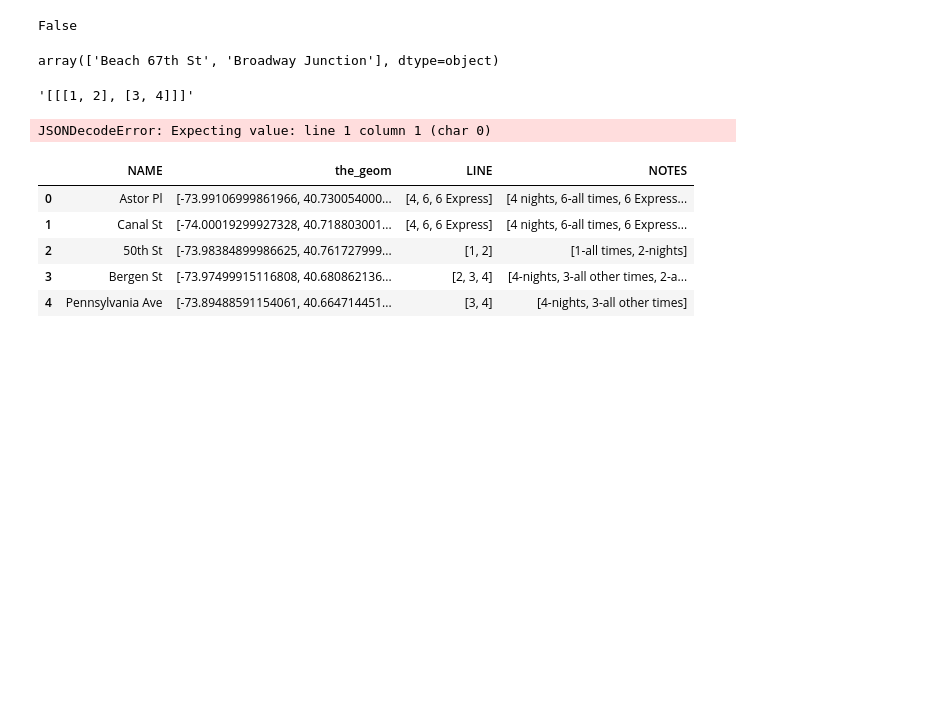
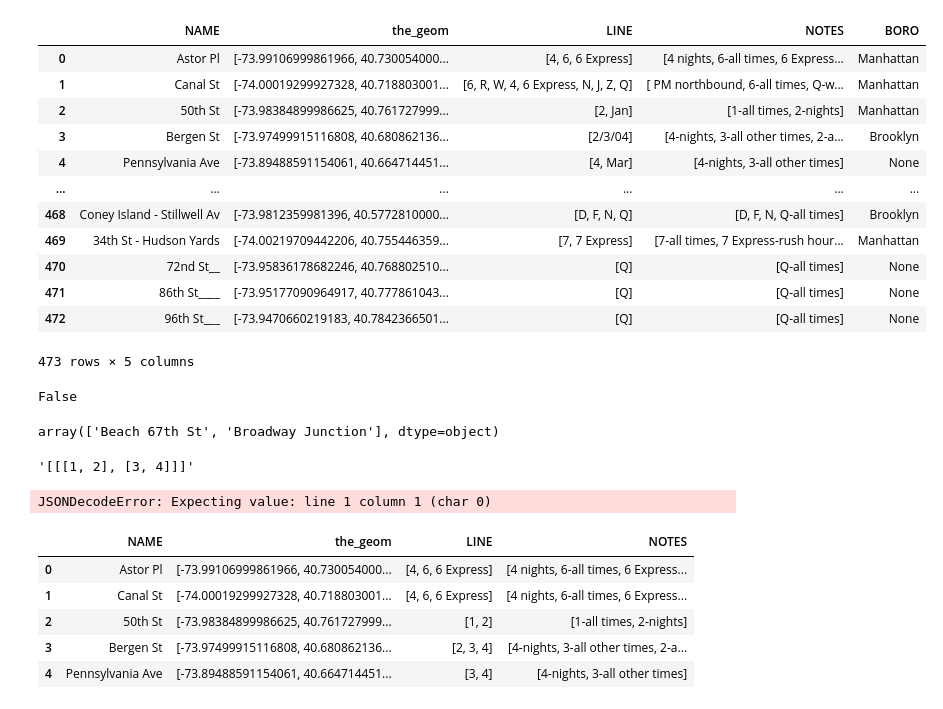
Before and after one commit to sabakarimeddiny/subway_puzzle_site, a Jupyter notebook: subway_puzzle_app/src/puzzle.ipynb, the cells around one changed output. Saved outputs shown, nothing was run; the diff lists cells and outputs as text; code cells hidden in the pictures; blank space fills up the shorter version.

Commit message:
added boro coordinates and boro names

```diff
--- a/subway_puzzle_app/src/puzzle.ipynb
+++ b/subway_puzzle_app/src/puzzle.ipynb
@@ -4,0 +36,14 @@ from puzzle import Puzzle
+# %%
+boro_borders = {}
+for b in range(len(bb)):
+    boro = bb.loc[b]['BoroName']
+    boro_borders[boro] = shapely.wkt.loads(bb.loc[b]['the_geom'])
+
+def find_boro(point):
+    point = Point(point)
+    for k, v in boro_borders.items():
+        if v.contains(point):
+            return k
+boros = []
+for i in range(len(a.subway_table)):
+    boros.append(find_boro(a.subway_table.loc[i]['the_geom']))
@@ -5,5 +70,21 @@ from puzzle import Puzzle
+# %%
+a.subway_table['BORO'] = boros
 # %%
-a = Puzzle()
+a.subway_table
+# %% [output]
+|  | NAME | the_geom | LINE | NOTES | BORO |
+| 0 | Astor Pl | [-73.99106999861966, 40.730054000... | [4, 6, 6 Express] | [4 nights, 6-all times, 6 Express... | Manhattan |
+| 1 | Canal St | [-74.00019299927328, 40.718803001... | [6, R, W, 4, 6 Express, N, J, Z, Q] | [ PM northbound, 6-all times, Q-w... | Manhattan |
+| 2 | 50th St | [-73.98384899986625, 40.761727999... | [2, Jan] | [1-all times, 2-nights] | Manhattan |
+| 3 | Bergen St | [-73.97499915116808, 40.680862136... | [2/3/04] | [4-nights, 3-all other times, 2-a... | Brooklyn |
+| 4 | Pennsylvania Ave | [-73.89488591154061, 40.664714451... | [4, Mar] | [4-nights, 3-all other times] | None |
+| ... | ... | ... | ... | ... | ... |
+| 468 | Coney Island - Stillwell Av | [-73.9812359981396, 40.5772810000... | [D, F, N, Q] | [D, F, N, Q-all times] | Brooklyn |
+| 469 | 34th St - Hudson Yards | [-74.00219709442206, 40.755446359... | [7, 7 Express] | [7-all times, 7 Express-rush hour... | Manhattan |
+| 470 | 72nd St__ | [-73.95836178682246, 40.768802510... | [Q] | [Q-all times] | None |
+| 471 | 86th St____ | [-73.95177090964917, 40.777861043... | [Q] | [Q-all times] | None |
+| 472 | 96th St___ | [-73.9470660219183, 40.7842366501... | [Q] | [Q-all times] | None |
+473 rows × 5 columns
 # %%
 a.verify_solution(['2', 'L'],[[{'4', '6', '6 Express'}, {'L'}]])
 # %% [output]
```
Also changed, not shown: parts of 5 cells of this notebook, 5 other files.
